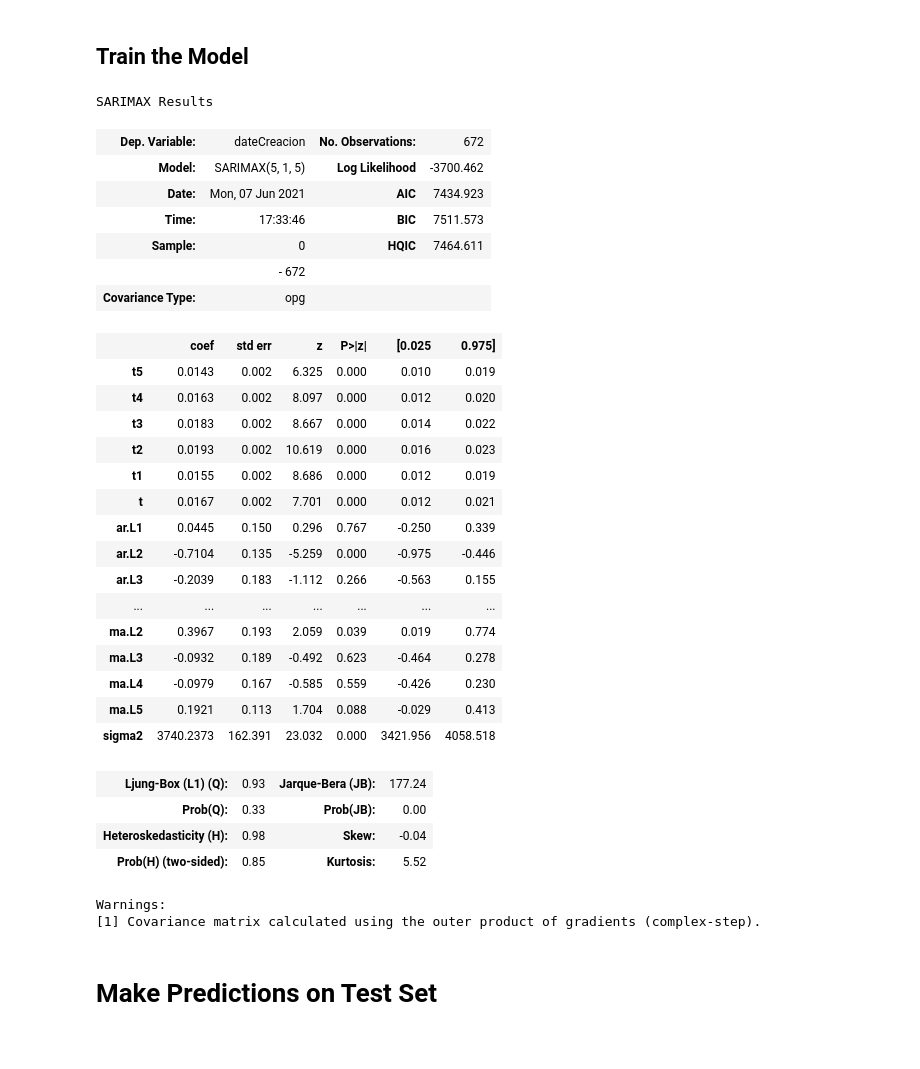
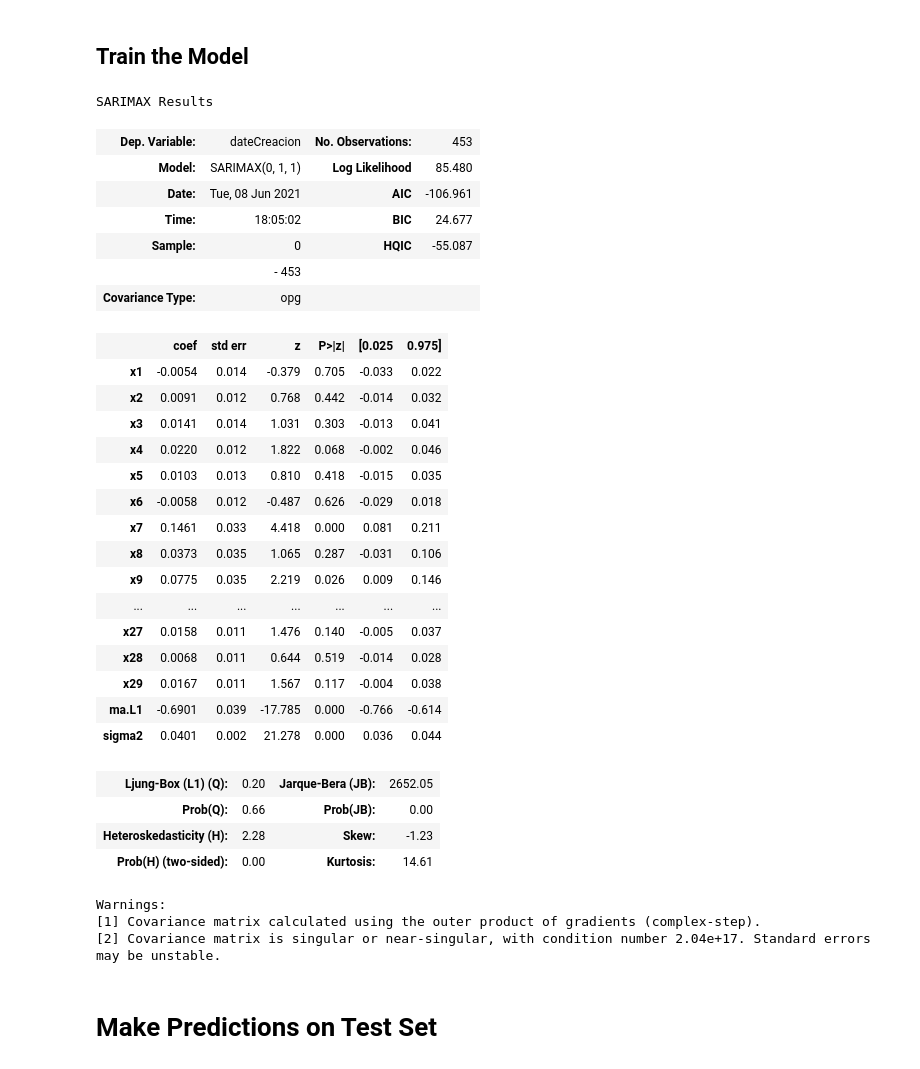
Before and after one commit to toniet/TFG, a Jupyter notebook: CCT_Festivos_Exogenas_SARIMAX.ipynb, the cells around one changed output. Saved outputs shown, nothing was run; the diff lists cells and outputs as text; code cells hidden in the pictures.

```diff
--- a/CCT_Festivos_Exogenas_SARIMAX.ipynb
+++ b/CCT_Festivos_Exogenas_SARIMAX.ipynb
@@ -204,0 +248,12 @@ adf_test(df['dateCreacion'])
+# %%
+df['sinlag9'] = np.sin(2*np.pi*(1/5)*df.index)#1
+df['coslag9'] = np.cos(2*np.pi*(1/5)*df.index)#1
+
+df['sinlag10'] = np.sin(2*np.pi*(1/6)*df.index)#6
+df['coslag10'] = np.cos(2*np.pi*(1/6)*df.index)#6
+
+df['sinlag11'] = np.sin(2*np.pi*(1/7)*df.index)#7
+df['coslag11'] = np.cos(2*np.pi*(1/7)*df.index)#7
+
+df['sinlag12'] = np.sin(2*np.pi*(1/8)*df.index)#8
+df['coslag12'] = np.cos(2*np.pi*(1/8)*df.index)#8
@@ -205,3 +270,6 @@ adf_test(df['dateCreacion'])
+# %%
+df = df.iloc[8:]
+df = df.loc[:, df.columns != 'Date']
 # %%
 from pmdarima import auto_arima
 # Ignore harmless warnings
@@ -274,0 +336,6 @@ print(to_train+to_test)
+# %%
+X_train, y_train = df.iloc[:to_train, df.columns != 'dateCreacion'], df['dateCreacion'][:to_train]
+X_test, y_test = df.iloc[-to_test:, df.columns != 'dateCreacion'], df['dateCreacion'][-to_test:]
+
+print(X_train.shape, y_train.shape)
+print(X_test.shape, y_test.shape)
@@ -301,42 +356,51 @@ Name: 839, dtype: object
+# %%
+scaler = StandardScaler()
+
+y_train = np.log1p(y_train)
+##y_test = np.log1p(y_test)
+
+X_train = scaler.fit_transform(X_train)
+X_test = scaler.transform(X_test)
 # %% [markdown]
 ## Train the Model
 # %%
 from statsmodels.tsa.statespace.sarimax import SARIMAX
 # %%
-model=SARIMAX(train['dateCreacion'],order=(5,1,5), exog=train[['t5','t4','t3','t2','t1','t']])
+model=SARIMAX(y_train, order=(0,1,1), exog=X_train)
 model=model.fit()
 model.summary()
 # %% [output]
 SARIMAX Results
-| Dep. Variable: | dateCreacion | No. Observations: | 672 |
-| Model: | SARIMAX(5, 1, 5) | Log Likelihood | -3700.462 |
-| Date: | Mon, 07 Jun 2021 | AIC | 7434.923 |
-| Time: | 17:33:46 | BIC | 7511.573 |
-| Sample: | 0 | HQIC | 7464.611 |
-|  | - 672 |  |  |
+| Dep. Variable: | dateCreacion | No. Observations: | 453 |
+| Model: | SARIMAX(0, 1, 1) | Log Likelihood | 85.480 |
+| Date: | Tue, 08 Jun 2021 | AIC | -106.961 |
+| Time: | 18:05:02 | BIC | 24.677 |
+| Sample: | 0 | HQIC | -55.087 |
+|  | - 453 |  |  |
 | Covariance Type: | opg |  |  |
 |  | coef | std err | z | P>|z| | [0.025 | 0.975] |
-| t5 | 0.0143 | 0.002 | 6.325 | 0.000 | 0.010 | 0.019 |
-| t4 | 0.0163 | 0.002 | 8.097 | 0.000 | 0.012 | 0.020 |
-| t3 | 0.0183 | 0.002 | 8.667 | 0.000 | 0.014 | 0.022 |
-| t2 | 0.0193 | 0.002 | 10.619 | 0.000 | 0.016 | 0.023 |
-| t1 | 0.0155 | 0.002 | 8.686 | 0.000 | 0.012 | 0.019 |
-| t | 0.0167 | 0.002 | 7.701 | 0.000 | 0.012 | 0.021 |
-| ar.L1 | 0.0445 | 0.150 | 0.296 | 0.767 | -0.250 | 0.339 |
-| ar.L2 | -0.7104 | 0.135 | -5.259 | 0.000 | -0.975 | -0.446 |
-| ar.L3 | -0.2039 | 0.183 | -1.112 | 0.266 | -0.563 | 0.155 |
+| x1 | -0.0054 | 0.014 | -0.379 | 0.705 | -0.033 | 0.022 |
+| x2 | 0.0091 | 0.012 | 0.768 | 0.442 | -0.014 | 0.032 |
+| x3 | 0.0141 | 0.014 | 1.031 | 0.303 | -0.013 | 0.041 |
+| x4 | 0.0220 | 0.012 | 1.822 | 0.068 | -0.002 | 0.046 |
+| x5 | 0.0103 | 0.013 | 0.810 | 0.418 | -0.015 | 0.035 |
+| x6 | -0.0058 | 0.012 | -0.487 | 0.626 | -0.029 | 0.018 |
+| x7 | 0.1461 | 0.033 | 4.418 | 0.000 | 0.081 | 0.211 |
+| x8 | 0.0373 | 0.035 | 1.065 | 0.287 | -0.031 | 0.106 |
+| x9 | 0.0775 | 0.035 | 2.219 | 0.026 | 0.009 | 0.146 |
 | ... | ... | ... | ... | ... | ... | ... |
-| ma.L2 | 0.3967 | 0.193 | 2.059 | 0.039 | 0.019 | 0.774 |
-| ma.L3 | -0.0932 | 0.189 | -0.492 | 0.623 | -0.464 | 0.278 |
-| ma.L4 | -0.0979 | 0.167 | -0.585 | 0.559 | -0.426 | 0.230 |
-| ma.L5 | 0.1921 | 0.113 | 1.704 | 0.088 | -0.029 | 0.413 |
-| sigma2 | 3740.2373 | 162.391 | 23.032 | 0.000 | 3421.956 | 4058.518 |
+| x27 | 0.0158 | 0.011 | 1.476 | 0.140 | -0.005 | 0.037 |
+| x28 | 0.0068 | 0.011 | 0.644 | 0.519 | -0.014 | 0.028 |
+| x29 | 0.0167 | 0.011 | 1.567 | 0.117 | -0.004 | 0.038 |
+| ma.L1 | -0.6901 | 0.039 | -17.785 | 0.000 | -0.766 | -0.614 |
+| sigma2 | 0.0401 | 0.002 | 21.278 | 0.000 | 0.036 | 0.044 |
-| Ljung-Box (L1) (Q): | 0.93 | Jarque-Bera (JB): | 177.24 |
-| Prob(Q): | 0.33 | Prob(JB): | 0.00 |
-| Heteroskedasticity (H): | 0.98 | Skew: | -0.04 |
-| Prob(H) (two-sided): | 0.85 | Kurtosis: | 5.52 |
+| Ljung-Box (L1) (Q): | 0.20 | Jarque-Bera (JB): | 2652.05 |
+| Prob(Q): | 0.66 | Prob(JB): | 0.00 |
+| Heteroskedasticity (H): | 2.28 | Skew: | -1.23 |
+| Prob(H) (two-sided): | 0.00 | Kurtosis: | 14.61 |
 Warnings:
 [1] Covariance matrix calculated using the outer product of gradients (complex-step).
+[2] Covariance matrix is singular or near-singular, with condition number 2.04e+17. Standard errors may be unstable.
 # %% [markdown]
 # Make Predictions on Test Set
 # %%
```
Also changed, not shown: parts of 33 cells of this notebook.
